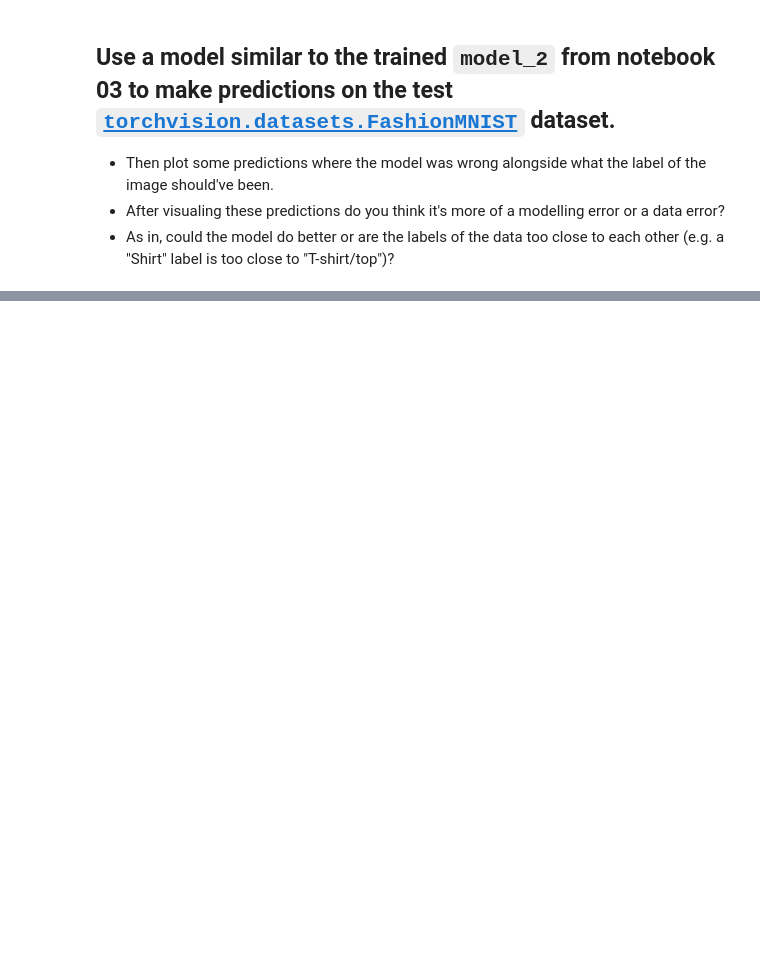
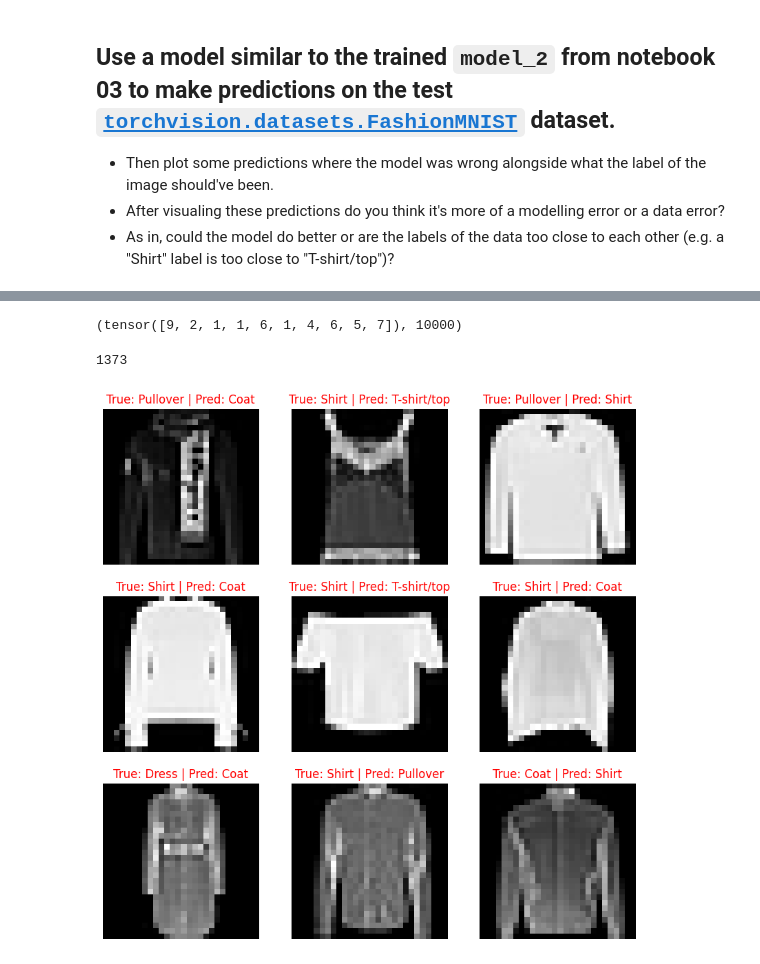
Before and after one commit to AndriiNorets/pytorch_course, a Jupyter notebook: 03_pytorch_exercises.ipynb, the cells around one changed output, grey strips where cells are left out. Saved outputs shown, nothing was run; the diff lists cells and outputs as text; code cells hidden in the pictures; blank space fills up the shorter version.

```diff
--- a/03_pytorch_exercises.ipynb
+++ b/03_pytorch_exercises.ipynb
@@ -274,0 +378,5 @@ tensor([7])
+# %%
+model_2 = MNISTmodel(input_shape=1,
+                      hidden_units=10,
+                      output_shape=10).to(device)
+model_2
@@ -274,0 +404,4 @@ tensor([7])
+# %%
+from torch import nn
+loss_fn = nn.CrossEntropyLoss()
+optimizer = torch.optim.SGD(model_2.parameters(), lr=0.01)
@@ -274,0 +457,39 @@ tensor([7])
+# %%
+test_preds = []
+
+model_2.eval()
+with torch.inference_mode():
+  for X_test, y_test in tqdm(fashion_mnist_test_dataloader):
+    y_logits = model_2(X_test.to(device))
+
+    y_pred_probs = torch.softmax(y_logits, dim=1)
+    y_pred_labels = torch.argmax(y_pred_probs, dim=1)
+
+    test_preds.append(y_pred_labels)
+
+test_preds = torch.cat(test_preds).cpu()
+test_preds[:10], len(test_preds)
+# %% [output]
+(tensor([9, 2, 1, 1, 6, 1, 4, 6, 5, 7]), 10000)
+# %%
+# Get wrong prediction indexes
+import numpy as np
+wrong_pred_indexes = np.where(test_preds != fashion_mnist_test.targets)[0]
+len(wrong_pred_indexes)
+# %% [output]
+1373
+# %%
+import random
+random_selection = random.sample(list(wrong_pred_indexes), k=9)
+
+plt.figure(figsize=(10, 10))
+for i, idx in enumerate(random_selection):
+  true_label = class_names[fashion_mnist_test[idx][1]]
+  pred_label = class_names[test_preds[idx]]
+
+  plt.subplot(3, 3, i+1)
+  plt.imshow(fashion_mnist_test[idx][0].squeeze(), cmap="gray")
+  plt.title(f"True: {true_label} | Pred: {pred_label}", c="r")
+  plt.axis(False);
+# %% [output]
+[figure, added]
```
Also changed, not shown: parts of 17 cells of this notebook.
